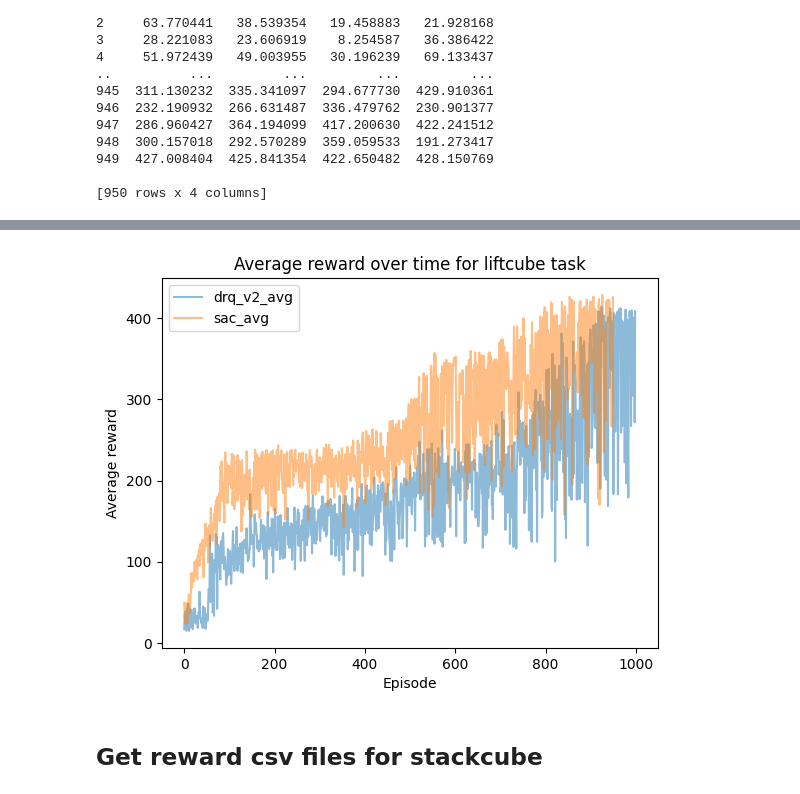
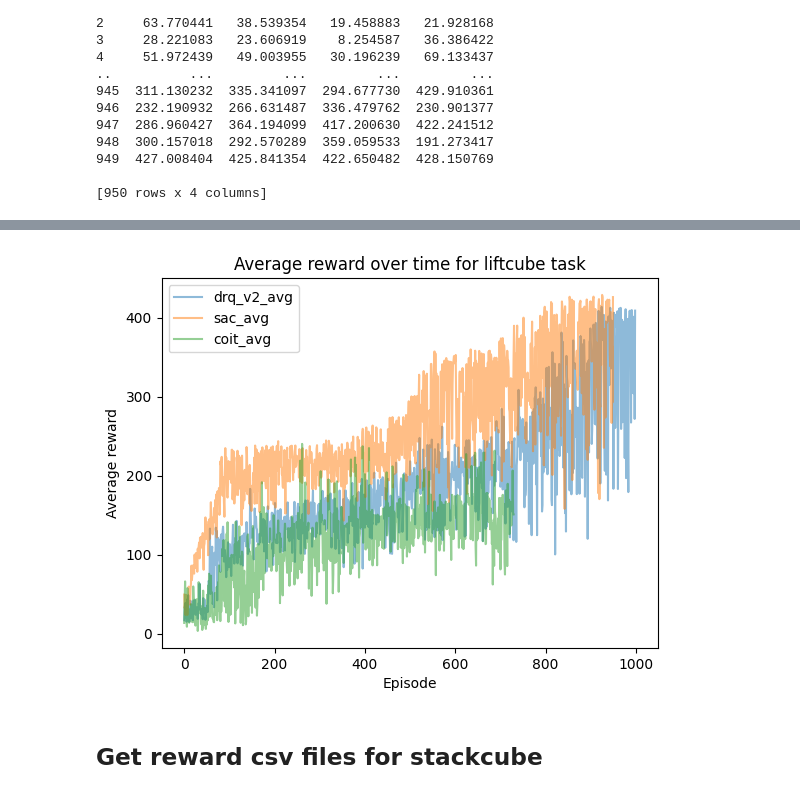
Before and after one commit to Tianyue-Zhao/CSE291_RL_Project, a Jupyter notebook: notebooks/visualization.ipynb, the cells around one changed output, grey strips where cells are left out. Cells and saved outputs as stored; diff of their text form; code cells hidden in the pictures.

Commit message:
sync all training code

```diff
--- a/notebooks/visualization.ipynb
+++ b/notebooks/visualization.ipynb
@@ -94,0 +97,26 @@ print(sac_data)
+# %%
+model = "coit"
+task = "liftcube"
+directory = Path.cwd().parents[0]
+training_location = 'training/'
+liftcube_reward_sac_dir = directory / model/ training_location/ task
+
+runs = [1, 2, 3]
+runs = [1]
+
+coit_data = pd.DataFrame()
+for run in runs:
+    run_dir = liftcube_reward_sac_dir / str(run)
+    run_data = pd.read_csv(run_dir / 'reward_and_length.csv')
+    print(run_data.columns)
+    # remove episode number column
+    run_data = run_data.drop(columns=['Episode num'])
+    # rename reward column to "model + run"
+    run_data = run_data.rename(
+        columns={' Episode reward': model + '_' + str(run)})
+    # concat with data from other runs
+    coit_data = pd.concat([coit_data, run_data], axis=1)
+    # create another column for the average reward
+    coit_data[model + '_avg'] = coit_data.mean(axis=1)
+
+print(coit_data)
@@ -95,23 +142,24 @@ print(sac_data)
 # %%
 # plot the data
 
 fig, ax = plt.subplots()
 # change alpha value to make the lines more transparent\
-# plot the average reward for two models
+# plot the average reward for three models
 ax.plot(drq_data['drq_v2_avg'], label='drq_v2_avg', alpha=0.5)
 ax.plot(sac_data['sac_avg'], label='sac_avg', alpha=0.5)
+ax.plot(coit_data['coit_avg'], label='coit_avg', alpha=0.5)
 # create a legend
 ax.legend()
 # set the title
 ax.set_title('Average reward over time for liftcube task')
 # set the x-axis label
 ax.set_xlabel('Episode')
 # set the y-axis label
 ax.set_ylabel('Average reward')
 # show the plot
 plt.show()
 # %% [output]
-[figure, old version]
+[figure, new version]
 # %% [markdown]
 ## Get reward csv files for stackcube
 # %% [markdown]
```
Also changed, not shown: parts of 5 cells of this notebook, 11 other files.
